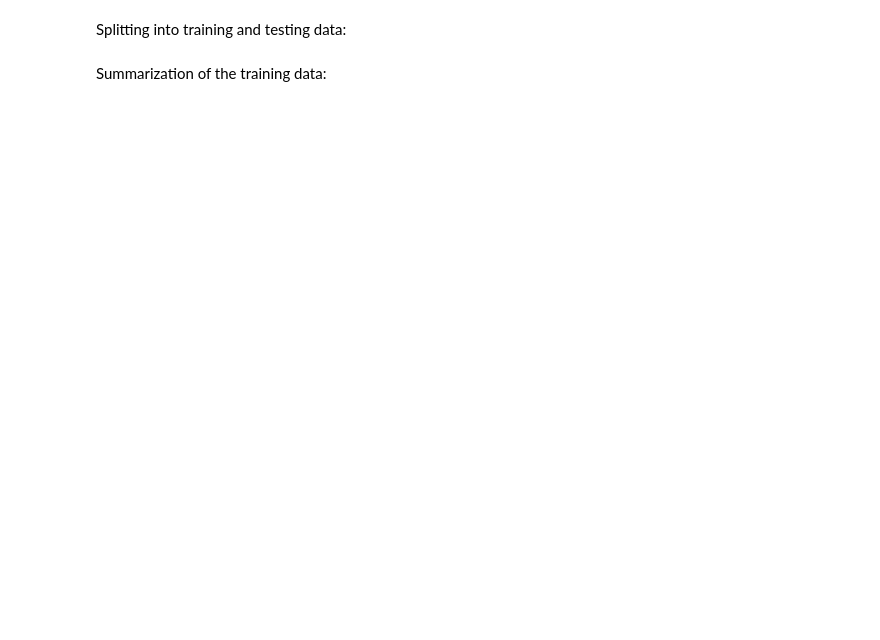
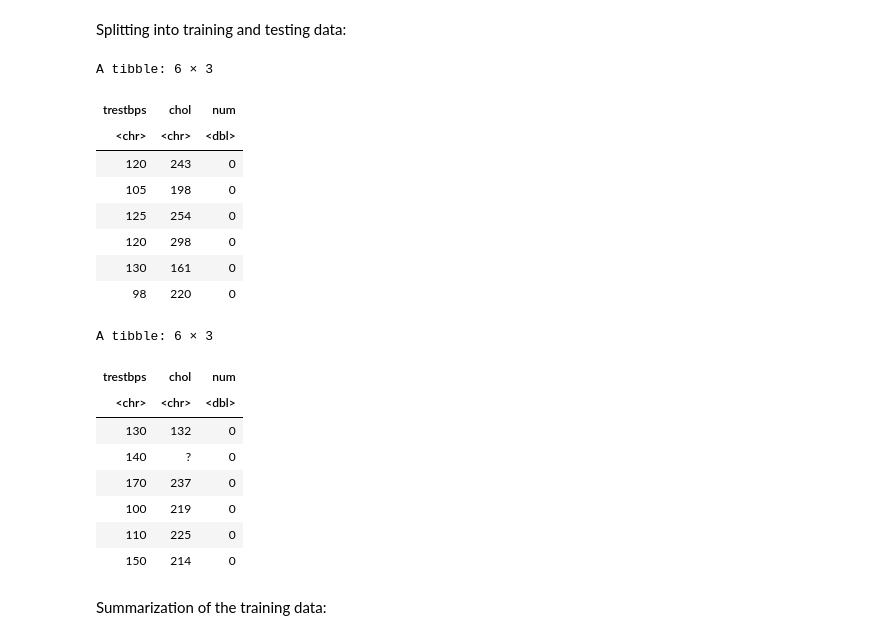
Before and after one commit to Tommy-Hu/dsci_100_heart_disease_project, a Jupyter notebook: Final Report.ipynb, the cells around one changed output. Saved outputs shown, nothing was run; the diff lists cells and outputs as text; code cells hidden in the pictures; blank space fills up the shorter version.

```diff
--- a/Final Report.ipynb
+++ b/Final Report.ipynb
@@ -113,11 +113,30 @@ Splitting into training and testing data:
 # %%
 set.seed(3456)
 data_split <- initial_split(tidy_data, prop = 3/4, strata = num)
 data_train <- training(data_split)
 data_test <- testing(data_split)
 
-# data_train
-# data_test
+head(data_train)
+head(data_test)
+# %% [output]
+A tibble: 6 × 3
+| trestbps | chol | num |
+| <chr> | <chr> | <dbl> |
+| 120 | 243 | 0 |
+| 105 | 198 | 0 |
+| 125 | 254 | 0 |
+| 120 | 298 | 0 |
+| 130 | 161 | 0 |
+| 98 | 220 | 0 |
+A tibble: 6 × 3
+| trestbps | chol | num |
+| <chr> | <chr> | <dbl> |
+| 130 | 132 | 0 |
+| 140 | ? | 0 |
+| 170 | 237 | 0 |
+| 100 | 219 | 0 |
+| 110 | 225 | 0 |
+| 150 | 214 | 0 |
 # %% [markdown]
 Summarization of the training data:
 # %%
```
Also changed, not shown: parts of 3 cells of this notebook.
